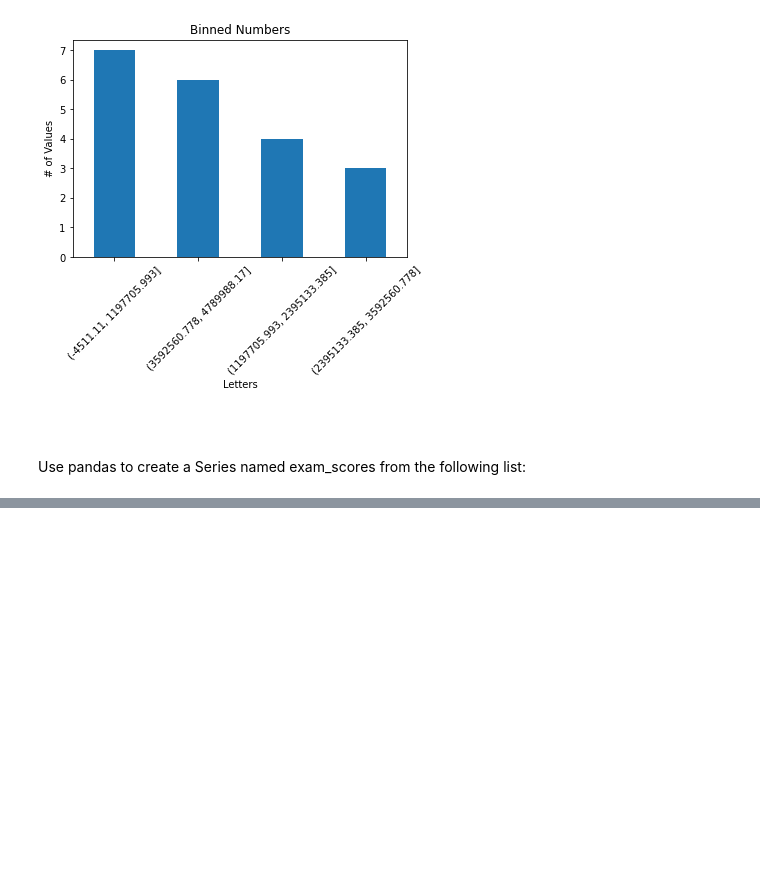
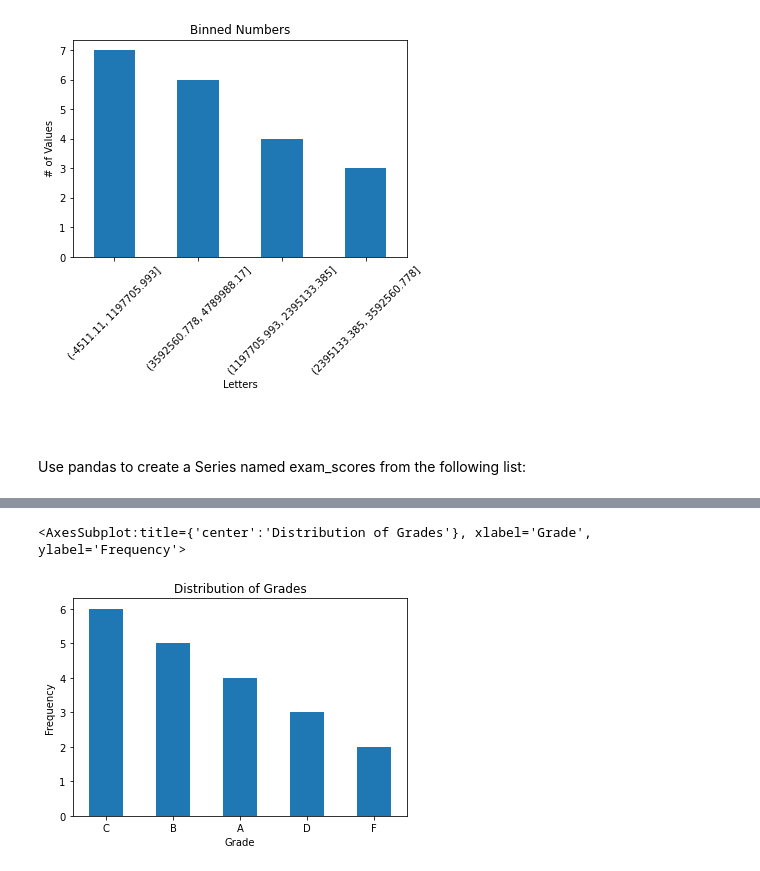
Before and after one commit to VincentBanuelos/numpy-pandas-visualization-exercises, a Jupyter notebook: pandas_series.ipynb, the cells around one changed output, grey strips where cells are left out. Saved outputs shown, nothing was run; the diff lists cells and outputs as text; code cells hidden in the pictures; blank space fills up the shorter version.

```diff
--- a/pandas_series.ipynb
+++ b/pandas_series.ipynb
@@ -475,3 +475,7 @@ binned_numbers_plot
 #
 # %% [markdown]
 Use pandas to create a Series named exam_scores from the following list:
+# %%
+exam_scores = pd.Series([60, 86, 75, 62, 93, 71, 60, 83, 95, 78, 65, 72, 69, 81, 96, 80, 85, 92, 82, 78]
+)
+exam_scores
@@ -477,0 +555,8 @@ Use pandas to create a Series named exam_scores from the following list:
+# %%
+# 5. Use a method to convert each of the numeric values in the
+#curved_grades Series into a categorical value of letter grades.
+#For example, 86 should be a 'B' and 95 should be an 'A'.
+# Save this as a Series named letter_grades.
+
+letter_grades = pd.cut(exam_scores, [0, 60, 70, 80, 90, 100], labels = ["F", "D", "C", "B", "A"])
+letter_grades
@@ -477,0 +581,11 @@ Use pandas to create a Series named exam_scores from the following list:
+# %%
+# 6. Plot your new categorical letter_grades Series in a meaninful way and include a title and axis labels.
+
+letter_grades_plot = letter_grades.value_counts().plot.bar(rot=360)
+letter_grades_plot.set_xlabel('Grade')
+letter_grades_plot.set_ylabel('Frequency')
+letter_grades_plot.set_title('Distribution of Grades')
+letter_grades_plot
+# %% [output]
+<AxesSubplot:title={'center':'Distribution of Grades'}, xlabel='Grade', ylabel='Frequency'>
+[figure, added]
```
Also changed, not shown: parts of 6 cells of this notebook.
